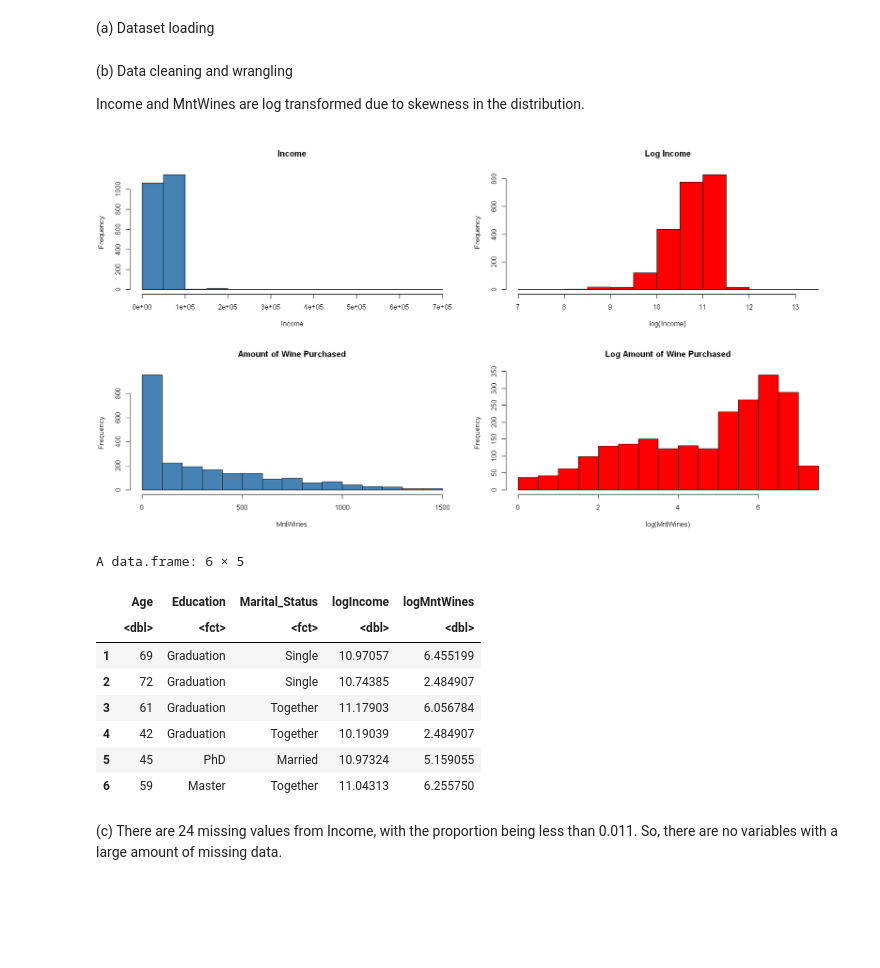
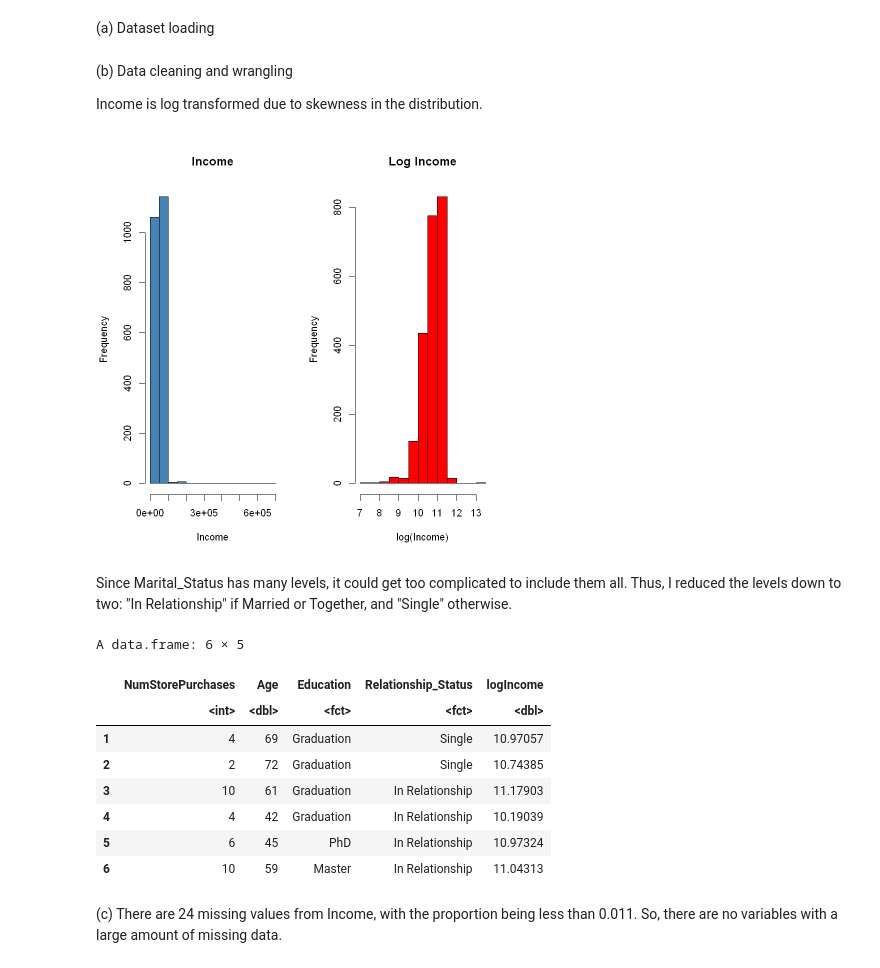
Before and after one commit to drrnaxl/STAT-301-Project, a Jupyter notebook: Final.ipynb, the cells around one changed output. Saved outputs shown, nothing was run; the diff lists cells and outputs as text; code cells hidden in the pictures; blank space fills up the shorter version.

```diff
--- a/Final.ipynb
+++ b/Final.ipynb
@@ -98,39 +114,31 @@ A data.frame: 29 × 1
 (a) Dataset loading
 # %%
 # Dataset taken from https://www.kaggle.com/datasets/imakash3011/customer-personality-analysis?resource=download
-url <- "https://raw.githubusercontent.com/drrnaxl/STAT-301-Project/refs/heads/main/marketing_campaign.csv?token=GHSAT0AAAAAADX5TDDAEJOOZMTWYTD2R2Z62NYLTTQ"
+url <- "https://raw.githubusercontent.com/drrnaxl/STAT-301-Project/refs/heads/main/marketing_campaign.csv"
 cpa <- read.delim(url)
 # %% [markdown]
 (b) Data cleaning and wrangling
 
-Income and MntWines are log transformed due to skewness in the distribution.
+Income is log transformed due to skewness in the distribution.
 # %%
 # Skewness
-par(mfrow = c(2,2))
+par(mfrow = c(1,2))
 
 hist(cpa$Income,
      main = "Income",
      xlab = "Income",
      col = "steelblue")
 
 hist(log(cpa$Income),
      main = "Log Income",
      xlab = "log(Income)",
      col = "red")
 
-hist(cpa$MntWines,
-     main = "Amount of Wine Purchased",
-     xlab = "MntWines",
-     col = "steelblue")
-
-hist(log(cpa$MntWines),
-     main = "Log Amount of Wine Purchased",
-     xlab = "log(MntWines)",
-     col = "red")
-
 par(mfrow = c(1,1))
 # %% [output]
-[figure, old version]
+[figure, new version]
+# %% [markdown]
+Since Marital_Status has many levels, it could get too complicated to include them all. Thus, I reduced the levels down to two: "In Relationship" if Married or Together, and "Single" otherwise.
 # %%
 # Cleaning and Wrangling
 cpa_cleaned <- cpa |>
@@ -140,22 +148,23 @@ cpa_cleaned <- cpa |>
     mutate(
         Age = 2026 - Year_Birth,
         Education = as.factor(Education),
-        Marital_Status = as.factor(Marital_Status),
+        Relationship_Status = as.factor(ifelse(Marital_Status %in% c("Married", "Together"),
+                                "In Relationship",
+                                "Single")),
         logIncome = log(Income),
-        logMntWines = log(MntWines + 1) #Since some customers don't buy wines at all (log(0) is undefined)
     ) |>
-select(Age, Education, Marital_Status, logIncome, logMntWines)
+select(NumStorePurchases, Age, Education, Relationship_Status, logIncome)
 head(cpa_cleaned)
 # %% [output]
 A data.frame: 6 × 5
-|  | Age | Education | Marital_Status | logIncome | logMntWines |
-|  | <dbl> | <fct> | <fct> | <dbl> | <dbl> |
-| 1 | 69 | Graduation | Single | 10.97057 | 6.455199 |
-| 2 | 72 | Graduation | Single | 10.74385 | 2.484907 |
-| 3 | 61 | Graduation | Together | 11.17903 | 6.056784 |
-| 4 | 42 | Graduation | Together | 10.19039 | 2.484907 |
-| 5 | 45 | PhD | Married | 10.97324 | 5.159055 |
-| 6 | 59 | Master | Together | 11.04313 | 6.255750 |
+|  | NumStorePurchases | Age | Education | Relationship_Status | logIncome |
+|  | <int> | <dbl> | <fct> | <fct> | <dbl> |
+| 1 | 4 | 69 | Graduation | Single | 10.97057 |
+| 2 | 2 | 72 | Graduation | Single | 10.74385 |
+| 3 | 10 | 61 | Graduation | In Relationship | 11.17903 |
+| 4 | 4 | 42 | Graduation | In Relationship | 10.19039 |
+| 5 | 6 | 45 | PhD | In Relationship | 10.97324 |
+| 6 | 10 | 59 | Master | In Relationship | 11.04313 |
 # %% [markdown]
 (c) There are 24 missing values from Income, with the proportion being less than 0.011. So, there are no variables with a large amount of missing data.
 # %%
```
Also changed, not shown: parts of 8 cells of this notebook.
